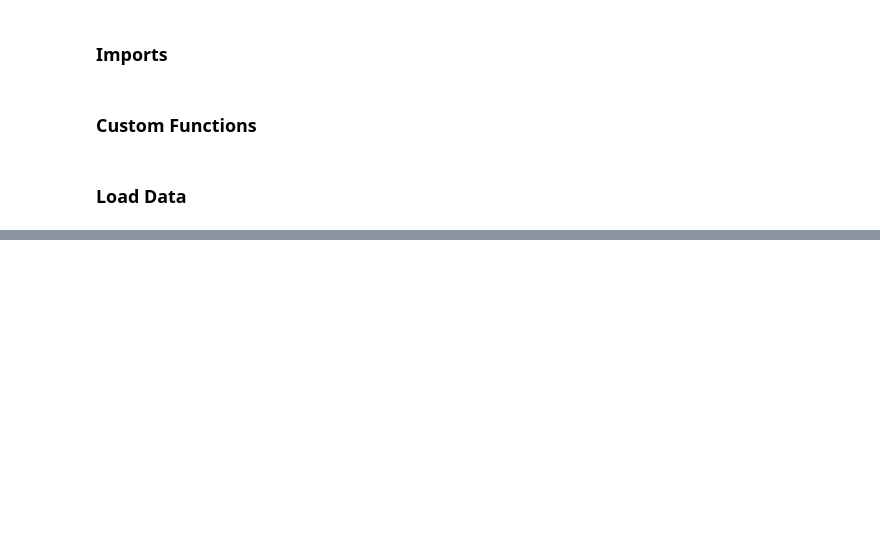
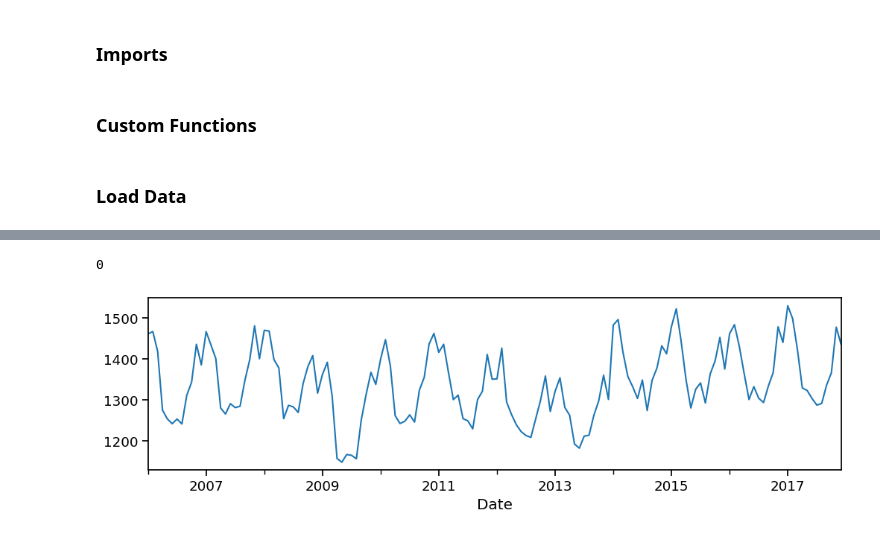
Before and after one commit to ruelanthonyb/SARIMA-Models--Practice-, a Jupyter notebook: SARIMA Models (Practice).ipynb, the cells around one changed output, grey strips where cells are left out. Drawn from its saved outputs; the diff is of its cells as text; code cells hidden in the pictures; blank space fills up the shorter version.

Commit message:
added data file and updated the notebook

```diff
--- a/SARIMA Models (Practice).ipynb
+++ b/SARIMA Models (Practice).ipynb
@@ -177,3 +171,6 @@ def plot_acf_pacf(ts, nlags=40, figsize=(10, 5),
     return fig
 # %% [markdown]
 ### Load Data
+# %%
+df = pd.read_csv('Data/opsd_germany_daily.csv')
+df
@@ -179,0 +191,4 @@ def plot_acf_pacf(ts, nlags=40, figsize=(10, 5),
+# %%
+# Convert Date column to datetime dtype
+df['Date'] = pd.to_datetime(df['Date'])
+df.info()
@@ -179,0 +208,4 @@ def plot_acf_pacf(ts, nlags=40, figsize=(10, 5),
+# %%
+# Change Date to index
+df = df.set_index('Date')
+df.index
@@ -179,0 +221,4 @@ def plot_acf_pacf(ts, nlags=40, figsize=(10, 5),
+# %%
+# Define ts with Consumption column and resample to Monthly using mean
+ts = df['Consumption'].resample('M').mean()
+ts
@@ -179,0 +239,10 @@ def plot_acf_pacf(ts, nlags=40, figsize=(10, 5),
+# %%
+# Check for nulls
+ts.isna().sum()
+# %% [output]
+0
+# %%
+# Plot the time series
+ts.plot();
+# %% [output]
+[figure, added]
```
Also changed, not shown: parts of 21 cells of this notebook, 1 other file.
